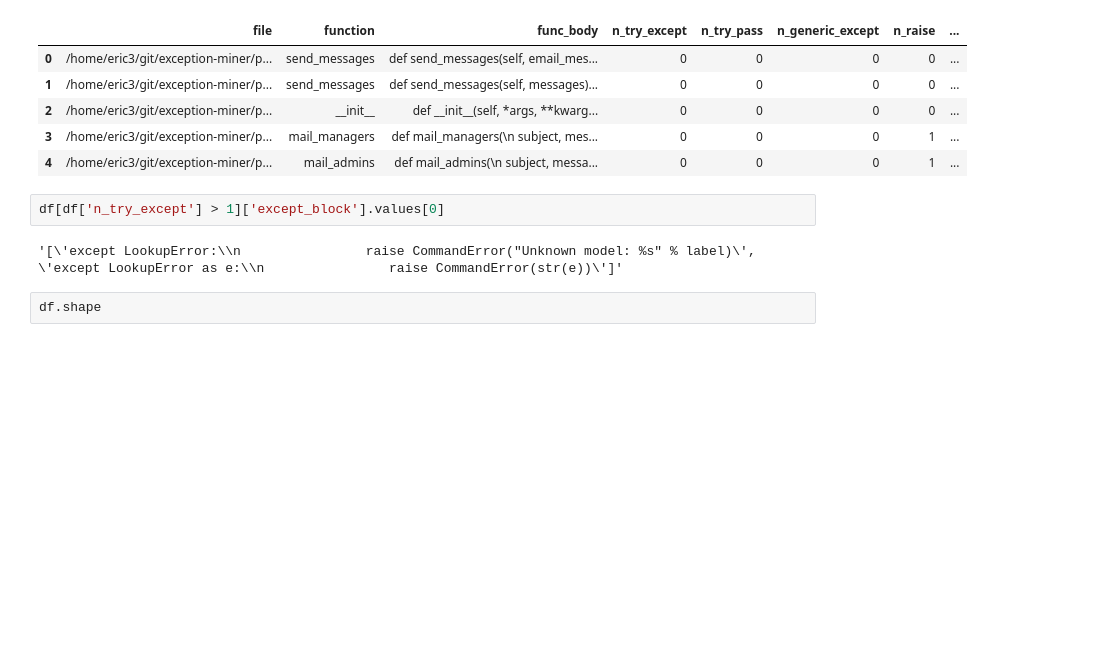
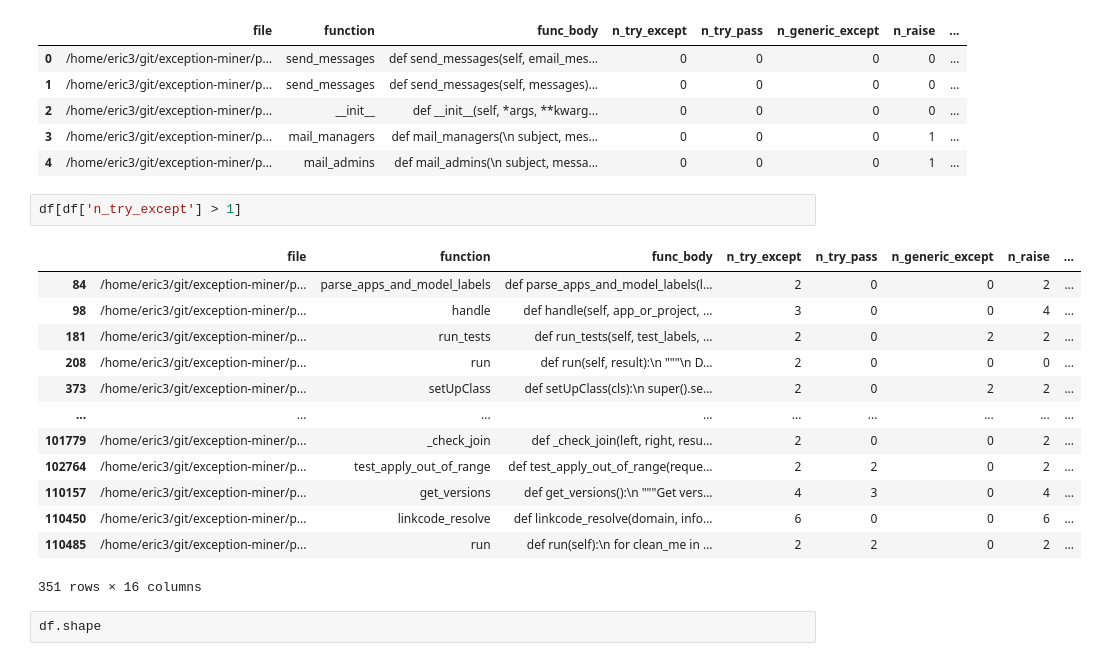
Before and after one commit to r4phael/exception-miner-multi, a Jupyter notebook: notebooks/eh_py_analysis.ipynb, the cells around one changed output. Saved outputs shown, nothing was run; the diff lists cells and outputs as text; blank space fills up the shorter version.

```diff
--- a/notebooks/eh_py_analysis.ipynb
+++ b/notebooks/eh_py_analysis.ipynb
@@ -101,9 +101,21 @@ df.head(5)
 | 3 | /home/eric3/git/exception-miner/p... | mail_managers | def mail_managers(\n subject, mes... | 0 | 0 | 0 | 1 | ... |
 | 4 | /home/eric3/git/exception-miner/p... | mail_admins | def mail_admins(\n subject, messa... | 0 | 0 | 0 | 1 | ... |
 # %%
-df[df['n_try_except'] > 1]['except_block'].values[0]
+df[df['n_try_except'] > 1]
 # %% [output]
+|  | file | function | func_body | n_try_except | n_try_pass | n_generic_except | n_raise | ... |
+| 84 | /home/eric3/git/exception-miner/p... | parse_apps_and_model_labels | def parse_apps_and_model_labels(l... | 2 | 0 | 0 | 2 | ... |
+| 98 | /home/eric3/git/exception-miner/p... | handle | def handle(self, app_or_project, ... | 3 | 0 | 0 | 4 | ... |
+| 181 | /home/eric3/git/exception-miner/p... | run_tests | def run_tests(self, test_labels, ... | 2 | 0 | 2 | 2 | ... |
+| 208 | /home/eric3/git/exception-miner/p... | run | def run(self, result):\n """\n D... | 2 | 0 | 0 | 0 | ... |
+| 373 | /home/eric3/git/exception-miner/p... | setUpClass | def setUpClass(cls):\n super().se... | 2 | 0 | 2 | 2 | ... |
+| ... | ... | ... | ... | ... | ... | ... | ... | ... |
+| 101779 | /home/eric3/git/exception-miner/p... | _check_join | def _check_join(left, right, resu... | 2 | 0 | 0 | 2 | ... |
+| 102764 | /home/eric3/git/exception-miner/p... | test_apply_out_of_range | def test_apply_out_of_range(reque... | 2 | 2 | 0 | 2 | ... |
+| 110157 | /home/eric3/git/exception-miner/p... | get_versions | def get_versions():\n """Get vers... | 4 | 3 | 0 | 4 | ... |
+| 110450 | /home/eric3/git/exception-miner/p... | linkcode_resolve | def linkcode_resolve(domain, info... | 6 | 0 | 0 | 6 | ... |
+| 110485 | /home/eric3/git/exception-miner/p... | run | def run(self):\n for clean_me in ... | 2 | 2 | 0 | 2 | ... |
-'[\'except LookupError:\\n                raise CommandError("Unknown model: %s" % label)\', \'except LookupError as e:\\n                raise CommandError(str(e))\']'
+351 rows × 16 columns
 # %%
 df.shape
 # %% [output]
```
